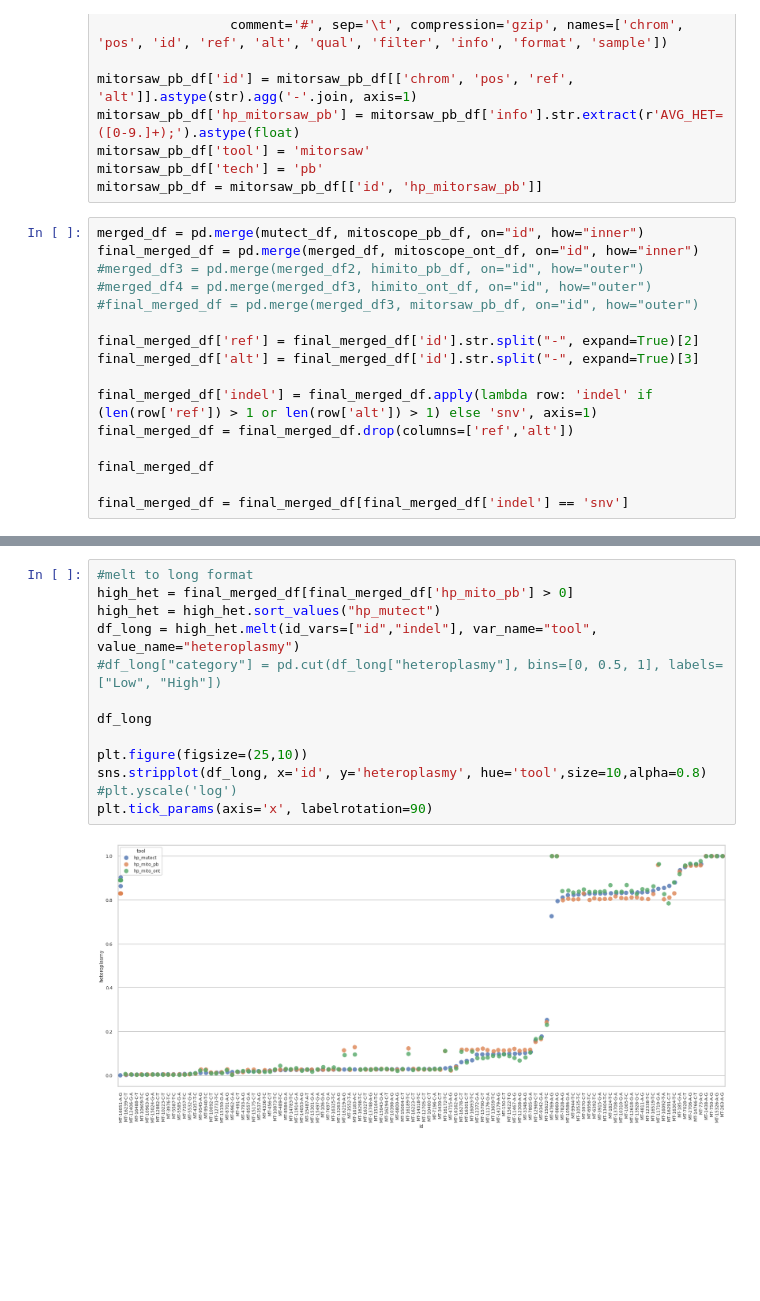
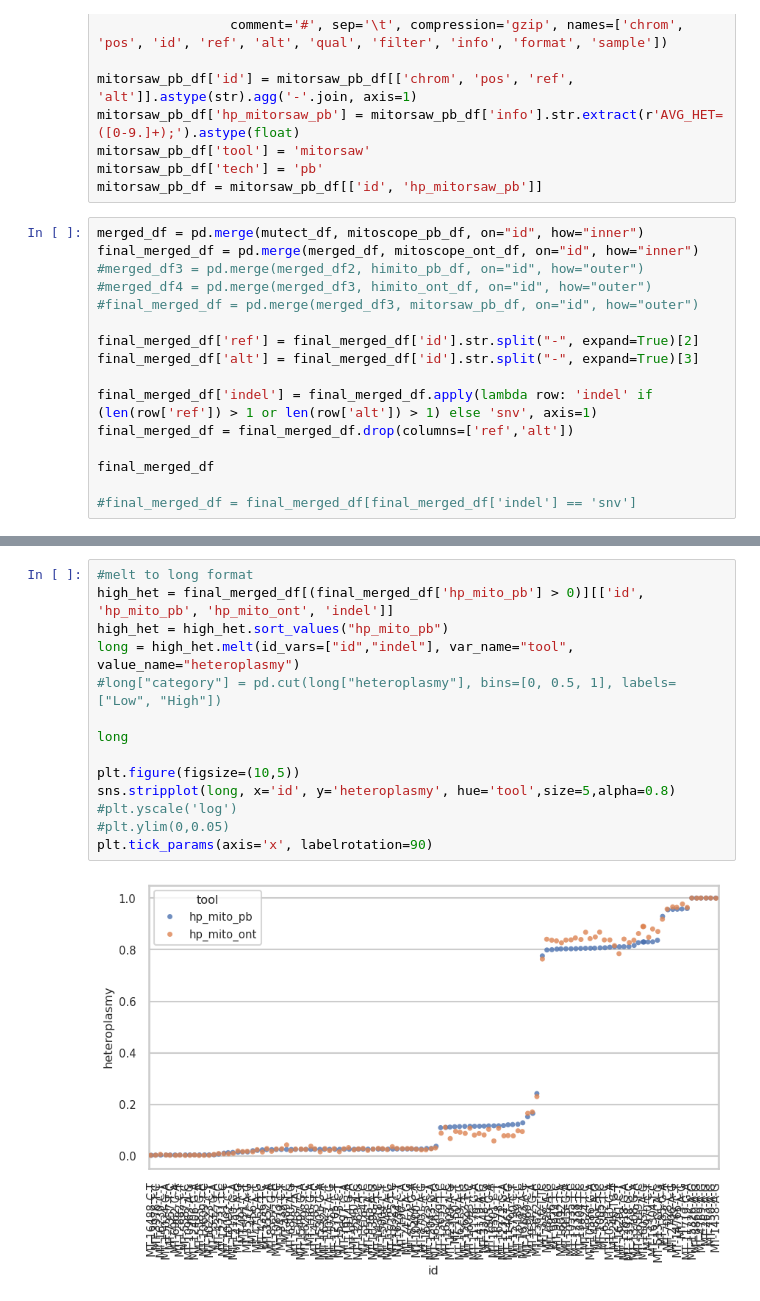
Before and after one commit to czakarian/smaht_mitoscope_analysis, a Jupyter notebook: benchmarking.ipynb, the cells around one changed output, grey strips where cells are left out. Saved outputs shown, nothing was run; the diff lists cells and outputs as text; blank space fills up the shorter version.

```diff
--- a/benchmarking.ipynb
+++ b/benchmarking.ipynb
@@ -245,4 +245,4 @@ final_merged_df = final_merged_df.drop(columns=['ref','alt'])
 
 final_merged_df
 
-final_merged_df = final_merged_df[final_merged_df['indel'] == 'snv']
+#final_merged_df = final_merged_df[final_merged_df['indel'] == 'snv']
@@ -271,18 +285,19 @@ plt.show()
 # %%
 #melt to long format
-high_het = final_merged_df[final_merged_df['hp_mito_pb'] > 0]
-high_het = high_het.sort_values("hp_mutect")
-df_long = high_het.melt(id_vars=["id","indel"], var_name="tool", value_name="heteroplasmy")
-#df_long["category"] = pd.cut(df_long["heteroplasmy"], bins=[0, 0.5, 1], labels=["Low", "High"])
+high_het = final_merged_df[(final_merged_df['hp_mito_pb'] > 0)][['id', 'hp_mito_pb', 'hp_mito_ont', 'indel']]
+high_het = high_het.sort_values("hp_mito_pb")
+long = high_het.melt(id_vars=["id","indel"], var_name="tool", value_name="heteroplasmy")
+#long["category"] = pd.cut(long["heteroplasmy"], bins=[0, 0.5, 1], labels=["Low", "High"])
 
-df_long
+long
 
-plt.figure(figsize=(25,10))
-sns.stripplot(df_long, x='id', y='heteroplasmy', hue='tool',size=10,alpha=0.8)
+plt.figure(figsize=(10,5))
+sns.stripplot(long, x='id', y='heteroplasmy', hue='tool',size=5,alpha=0.8)
 #plt.yscale('log')
+#plt.ylim(0,0.05)
 plt.tick_params(axis='x', labelrotation=90)
 # %% [output]
-[figure, old version]
+[figure, new version]
 # %%
 
 # Set global style for publication
```
Also changed, not shown: parts of 9 cells of this notebook, 39 other files.
